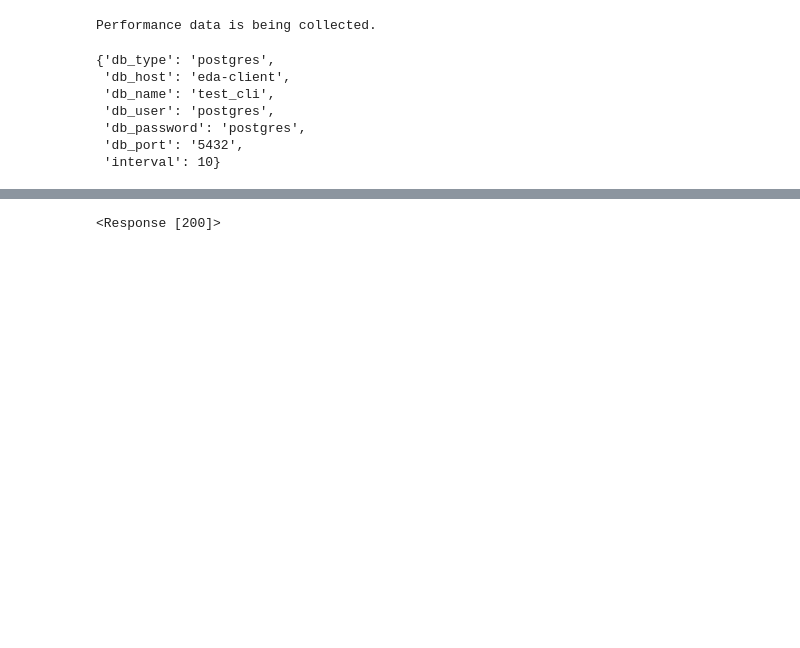
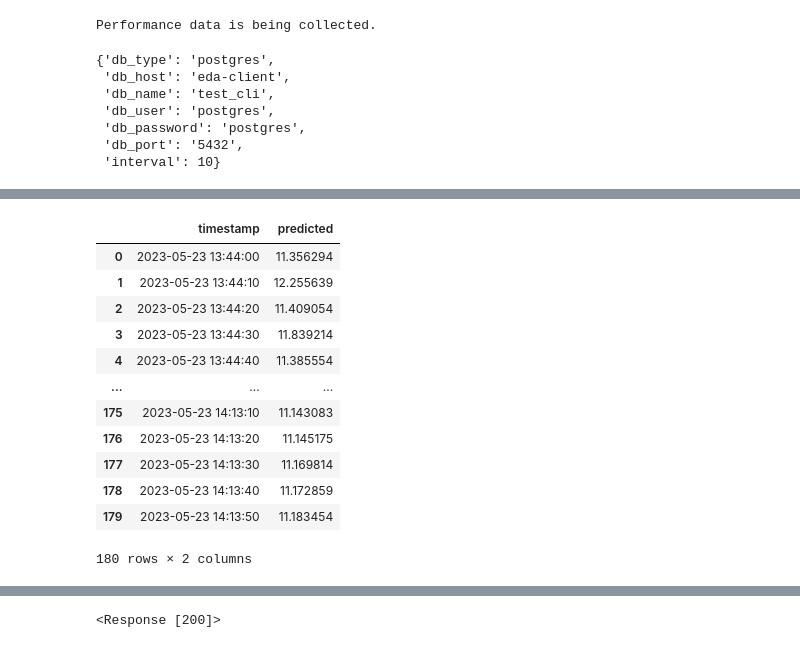
Before and after one commit to allene-ha/EDA_Framework, a Jupyter notebook: client_test.ipynb, the cells around one changed output, grey strips where cells are left out. Saved outputs shown, nothing was run; the diff lists cells and outputs as text; code cells hidden in the pictures; blank space fills up the shorter version.

```diff
--- a/client_test.ipynb
+++ b/client_test.ipynb
@@ -918,0 +1020,18 @@ train_df
+# %%
+predicted = predict(config, 'load prediction', metric = 'tps', path="darts_TCN_20230523_150814.pickle")
+# %%
+predicted
+# %% [output]
+|  | timestamp | predicted |
+| 0 | 2023-05-23 13:44:00 | 11.356294 |
+| 1 | 2023-05-23 13:44:10 | 12.255639 |
+| 2 | 2023-05-23 13:44:20 | 11.409054 |
+| 3 | 2023-05-23 13:44:30 | 11.839214 |
+| 4 | 2023-05-23 13:44:40 | 11.385554 |
+| ... | ... | ... |
+| 175 | 2023-05-23 14:13:10 | 11.143083 |
+| 176 | 2023-05-23 14:13:20 | 11.145175 |
+| 177 | 2023-05-23 14:13:30 | 11.169814 |
+| 178 | 2023-05-23 14:13:40 | 11.172859 |
+| 179 | 2023-05-23 14:13:50 | 11.183454 |
+180 rows × 2 columns
```
Also changed, not shown: parts of 15 cells of this notebook.
